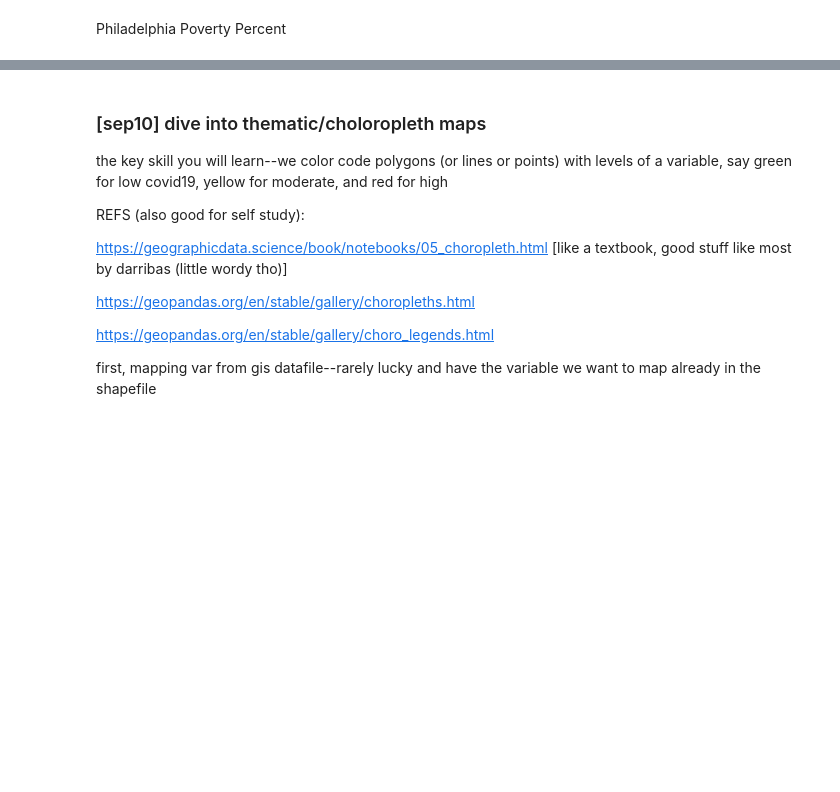
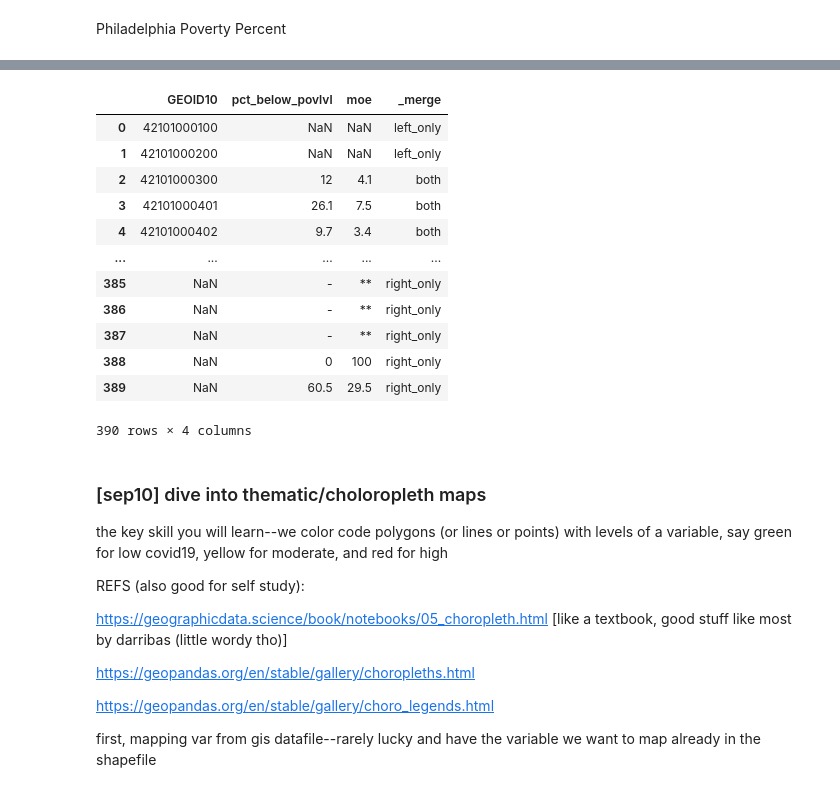
Before and after one commit to Kristina-RUC/datamana, a Jupyter notebook: map.ipynb, the cells around one changed output, grey strips where cells are left out. Drawn from its saved outputs; the diff is of its cells as text; code cells hidden in the pictures; blank space fills up the shorter version.

```diff
--- a/map.ipynb
+++ b/map.ipynb
@@ -304,3 +307,20 @@ poverty2.head(8)
+# %%
+phillypov = pd.merge(phillyCT0, poverty2, on='GEOID10',how='outer',indicator=True)
+phillypov [['GEOID10','pct_below_povlvl','moe','_merge']]
+# %% [output]
+|  | GEOID10 | pct_below_povlvl | moe | _merge |
+| 0 | 42101000100 | NaN | NaN | left_only |
+| 1 | 42101000200 | NaN | NaN | left_only |
+| 2 | 42101000300 | 12 | 4.1 | both |
+| 3 | 42101000401 | 26.1 | 7.5 | both |
+| 4 | 42101000402 | 9.7 | 3.4 | both |
+| ... | ... | ... | ... | ... |
+| 385 | NaN | - | ** | right_only |
+| 386 | NaN | - | ** | right_only |
+| 387 | NaN | - | ** | right_only |
+| 388 | NaN | 0 | 100 | right_only |
+| 389 | NaN | 60.5 | 29.5 | right_only |
+390 rows × 4 columns
 # %% [markdown]
 ### [sep10] dive into thematic/choloropleth maps
 
```
Also changed, not shown: parts of 5 cells of this notebook.
